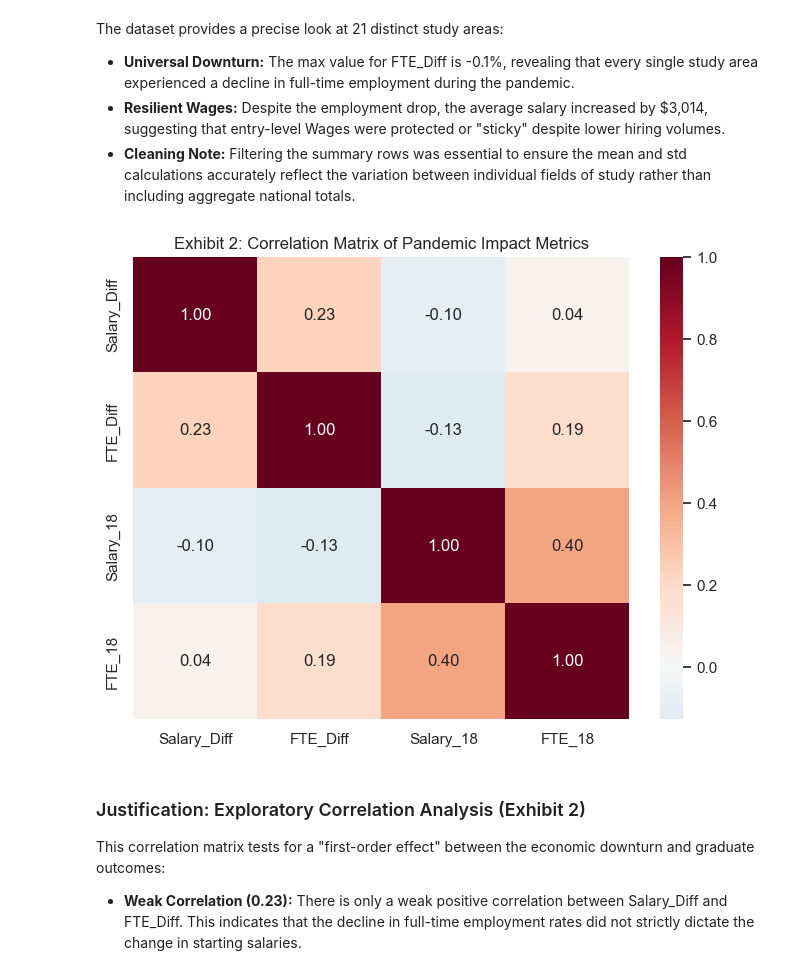
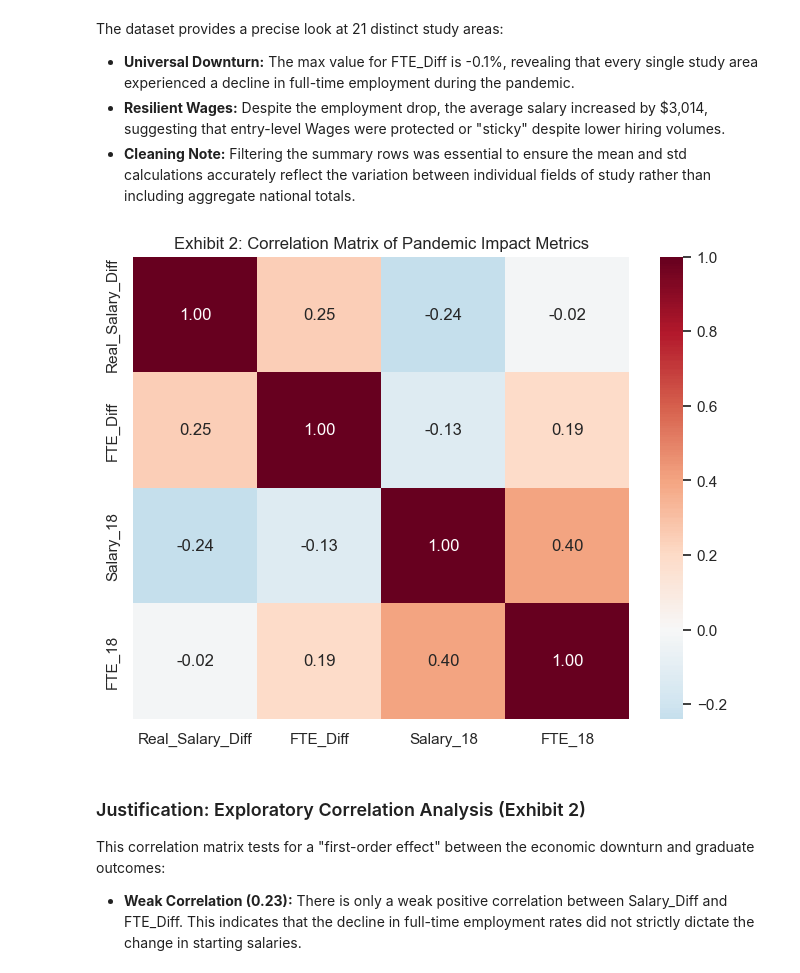
Before and after one commit to atikahtajarimim/ecc3479-project, a Jupyter notebook: code/eda_report.ipynb, the cells around one changed output. Saved outputs shown, nothing was run; the diff lists cells and outputs as text; code cells hidden in the pictures.

```diff
--- a/code/eda_report.ipynb
+++ b/code/eda_report.ipynb
@@ -84,19 +81,19 @@ The dataset provides a precise look at 21 distinct study areas:
 # %%
 # 2. Exploratory Analysis: Correlation Heatmap
 # We use df_analysis to ensure summary rows do not distort the correlation
 plt.figure(figsize=(8, 6))
 
 # Calculate the correlation between our key metrics
-corr_cols = ['Salary_Diff', 'FTE_Diff', 'Salary_18', 'FTE_18']
+corr_cols = ['Real_Salary_Diff', 'FTE_Diff', 'Salary_18', 'FTE_18']
 correlation_matrix = df_analysis[corr_cols].corr()
 
 # Create the heatmap
 sns.heatmap(correlation_matrix, annot=True, cmap='RdBu_r', center=0, fmt=".2f")
 
 plt.title("Exhibit 2: Correlation Matrix of Pandemic Impact Metrics")
 plt.show()
 # %% [output]
-[figure, old version]
+[figure, new version]
 # %% [markdown]
 ### Justification: Exploratory Correlation Analysis (Exhibit 2)
 This correlation matrix tests for a "first-order effect" between the economic downturn and graduate outcomes:
```
Also changed, not shown: parts of 9 cells of this notebook.
